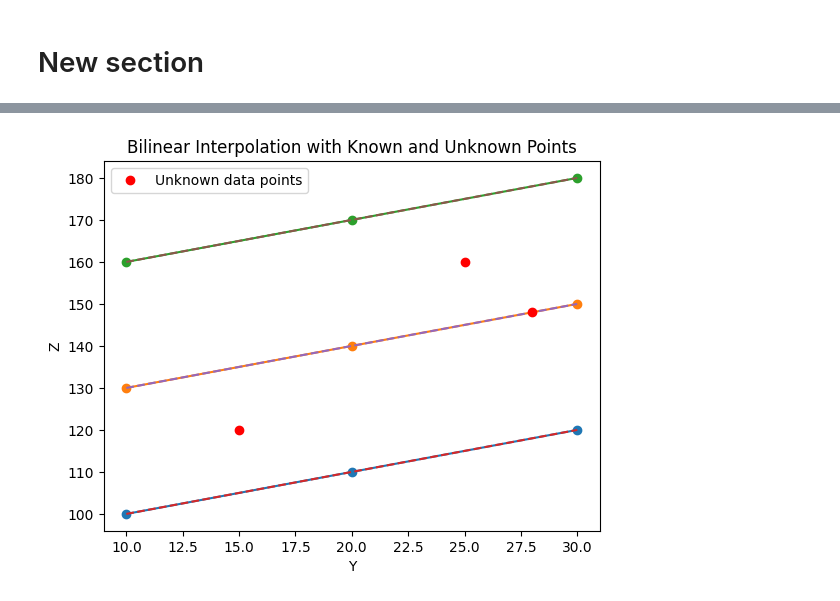
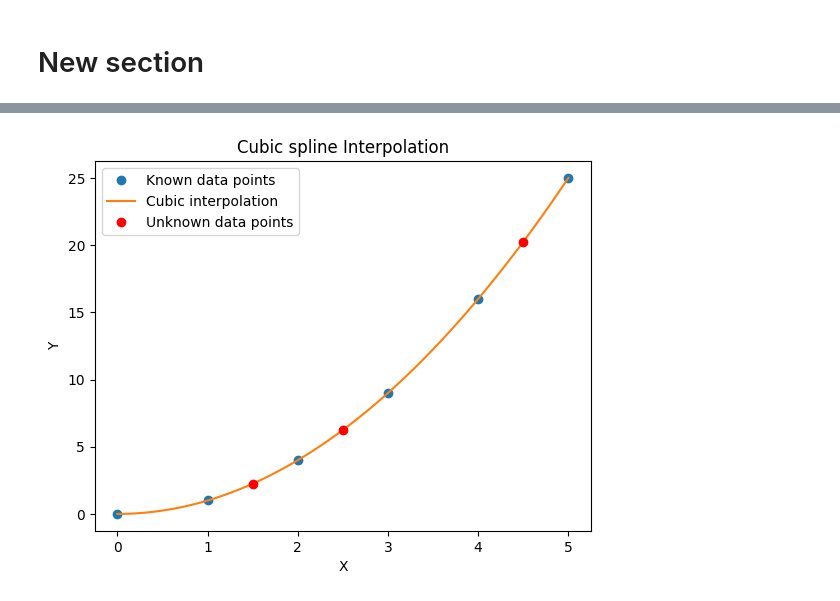
Before and after one commit to BaijuThomasAV/Sandbox, a Jupyter notebook: MR_Solution_sanbox.ipynb, the cells around one changed output, grey strips where cells are left out. Saved outputs shown, nothing was run; the diff lists cells and outputs as text; code cells hidden in the pictures.

```diff
--- a/MR_Solution_sanbox.ipynb
+++ b/MR_Solution_sanbox.ipynb
@@ -127,42 +131,33 @@ plt.show()
-# %%
-##Bilinear Interpolation
-
-import numpy as np
-import matplotlib.pyplot as plt
-from scipy.interpolate import RegularGridInterpolator
-
-# Known data points on a 2D grid (x, y axes)
-x = np.array([1, 2, 3])
-y = np.array([10, 20, 30])
-z = np.array([[100, 110, 120], [130, 140, 150], [160, 170, 180]])  # Function values
-
-# Create the bilinear interpolator
-bilinear_interpolator = RegularGridInterpolator((x, y), z)
-
-# Interpolation for unknown points
-unknown_points = np.array([[1.5, 15], [2.5, 25], [2, 28]])  # (x, y) unknown points
-interpolated_values = bilinear_interpolator(unknown_points)
-
-# Plotting known data points (same as univariate but with 2D)
-for i in range(len(x)):
-    plt.plot(y, z[i], 'o-', label=None)  # No label for known data points
-
-# Interpolation for new points along x, y axes
-y_new = np.linspace(10, 30, 100)
-for xi in x:
-    z_new = bilinear_interpolator((np.full_like(y_new, xi), y_new))
-    plt.plot(y_new, z_new, '--', label=None)  # No label for interpolated lines
-
-# Plotting unknown points with a legend
-plt.plot(unknown_points[:, 1], interpolated_values, 'ro', label='Unknown data points')
-
-# Labels and title
-plt.xlabel('Y')
-plt.ylabel('Z')
-plt.title('Bilinear Interpolation with Known and Unknown Points')
-plt.legend()
-
-# Show the plot
-plt.show()
-# %% [output]
-[figure, removed]
+# %%
+##BicubicInterpolatorFactory
+
+import numpy as np
+import matplotlib.pyplot as plt
+from scipy.interpolate import interp1d
+
+# Known data points
+x = np.array([0, 1, 2, 3, 4, 5])
+y = np.array([0, 1, 4, 9, 16, 25])
+
+# Cubic interpolation
+cubic_interpolator = interp1d(x, y, kind='cubic')
+
+# Interpolation for unknown points
+x_new = np.linspace(0, 5, 100)
+y_cubic = cubic_interpolator(x_new)
+
+# Unknown points
+unknown_x = np.array([1.5, 2.5, 4.5])
+unknown_y = cubic_interpolator(unknown_x)
+
+# Plotting
+plt.plot(x, y, 'o', label='Known data points')
+plt.plot(x_new, y_cubic, '-', label='Cubic interpolation')
+plt.plot(unknown_x, unknown_y, 'ro', label='Unknown data points')
+plt.xlabel('X')
+plt.ylabel('Y')
+plt.title('Cubic spline Interpolation')
+plt.legend()
+plt.show()
+# %% [output]
+[figure, added]
```
Also changed, not shown: parts of 13 cells of this notebook.
